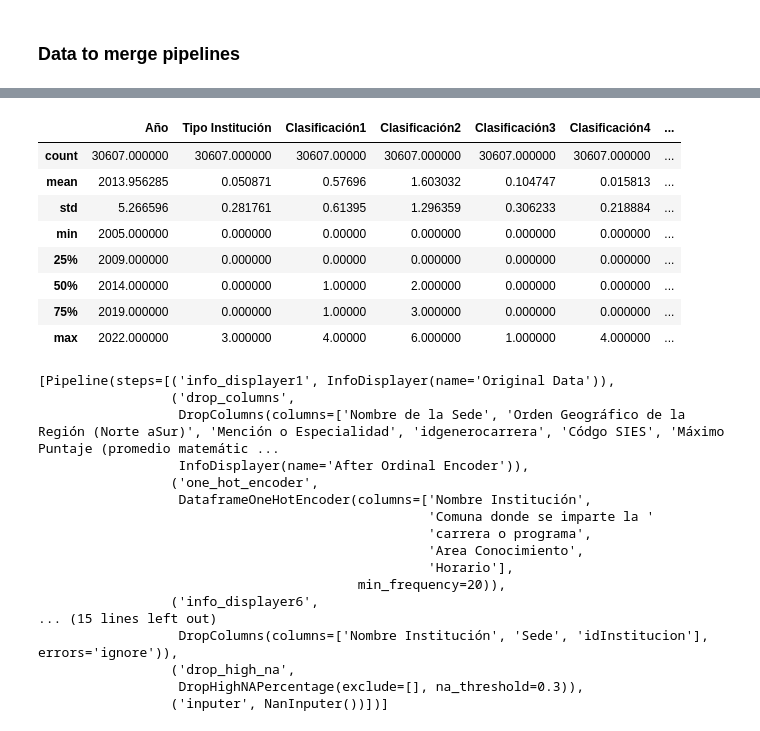
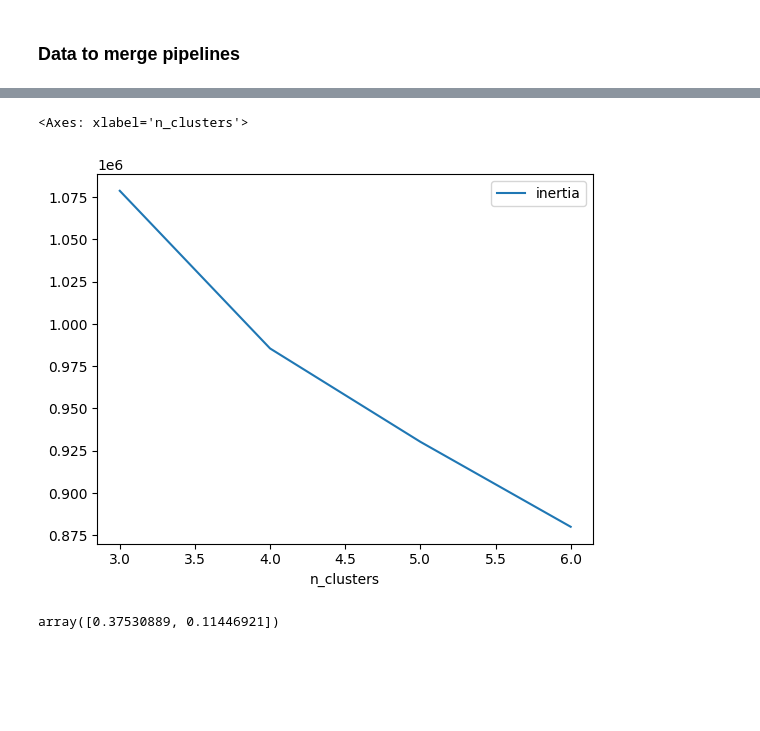
Before and after one commit to pabloskewes/proyecto-mineria-de-datos, a Jupyter notebook: hito3/pipelines_toghether.ipynb, the cells around one changed output, grey strips where cells are left out. Saved outputs shown, nothing was run; the diff lists cells and outputs as text; code cells hidden in the pictures; blank space fills up the shorter version.

```diff
--- a/hito3/pipelines_toghether.ipynb
+++ b/hito3/pipelines_toghether.ipynb
@@ -331,32 +354,11 @@ show(processed_data)
-# %%
-processed_data.describe()
-# %% [output]
-|  | Año | Tipo Institución | Clasificación1 | Clasificación2 | Clasificación3 | Clasificación4 | ... |
-| count | 30607.000000 | 30607.000000 | 30607.00000 | 30607.000000 | 30607.000000 | 30607.000000 | ... |
-| mean | 2013.956285 | 0.050871 | 0.57696 | 1.603032 | 0.104747 | 0.015813 | ... |
-| std | 5.266596 | 0.281761 | 0.61395 | 1.296359 | 0.306233 | 0.218884 | ... |
-| min | 2005.000000 | 0.000000 | 0.00000 | 0.000000 | 0.000000 | 0.000000 | ... |
-| 25% | 2009.000000 | 0.000000 | 0.00000 | 0.000000 | 0.000000 | 0.000000 | ... |
-| 50% | 2014.000000 | 0.000000 | 1.00000 | 2.000000 | 0.000000 | 0.000000 | ... |
-| 75% | 2019.000000 | 0.000000 | 1.00000 | 3.000000 | 0.000000 | 0.000000 | ... |
-| max | 2022.000000 | 3.000000 | 4.00000 | 6.000000 | 1.000000 | 4.000000 | ... |
-# %%
-multi_pipe.transformers
-# %% [output]
-[Pipeline(steps=[('info_displayer1', InfoDisplayer(name='Original Data')),
-                 ('drop_columns',
-                  DropColumns(columns=['Nombre de la Sede', 'Orden Geográfico de la Región (Norte aSur)', 'Mención o Especialidad', 'idgenerocarrera', 'Códgo SIES', 'Máximo Puntaje (promedio matemátic ...
-                  InfoDisplayer(name='After Ordinal Encoder')),
-                 ('one_hot_encoder',
-                  DataframeOneHotEncoder(columns=['Nombre Institución',
-                                                  'Comuna donde se imparte la '
-                                                  'carrera o programa',
-                                                  'Area Conocimiento',
-                                                  'Horario'],
-                                         min_frequency=20)),
-                 ('info_displayer6',
-... (15 lines left out)
-                  DropColumns(columns=['Nombre Institución', 'Sede', 'idInstitucion'], errors='ignore')),
-                 ('drop_high_na',
-                  DropHighNAPercentage(exclude=[], na_threshold=0.3)),
-                 ('inputer', NanInputer())])]
+# %%
+data_processor['kmeans'].results_df.plot(y='inertia', kind='line')
+# %% [output]
+<Axes: xlabel='n_clusters'>
+[figure, added]
+# %%
+pca = PCA(n_components=2)
+pca.fit(processed_data.drop(columns=['cluster']))
+pca.explained_variance_ratio_
+# %% [output]
+array([0.37530889, 0.11446921])
```
Also changed, not shown: parts of 9 cells of this notebook, 3 other files.
